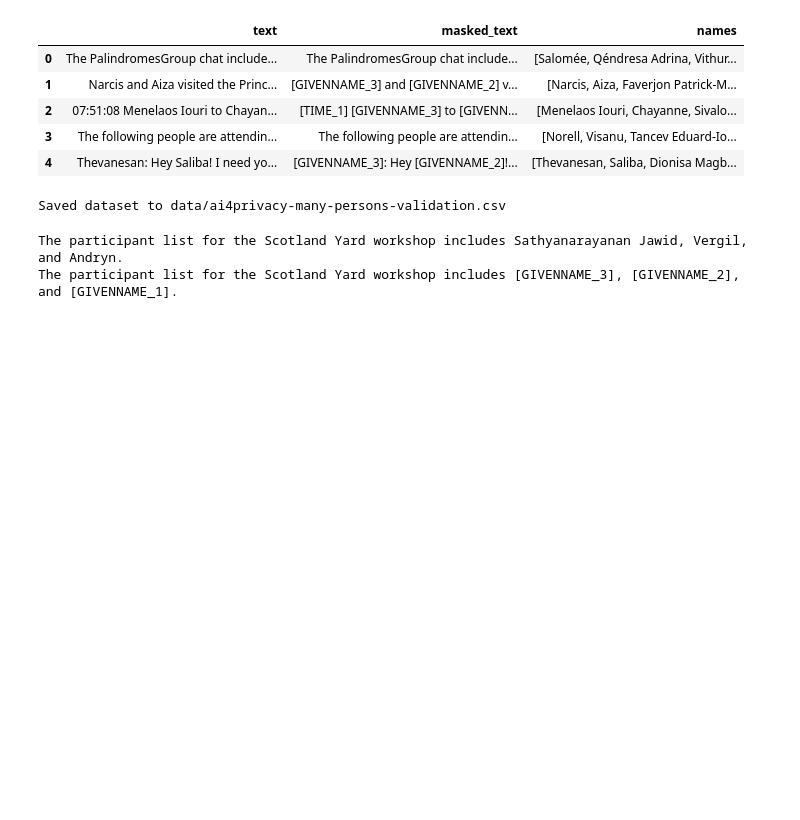
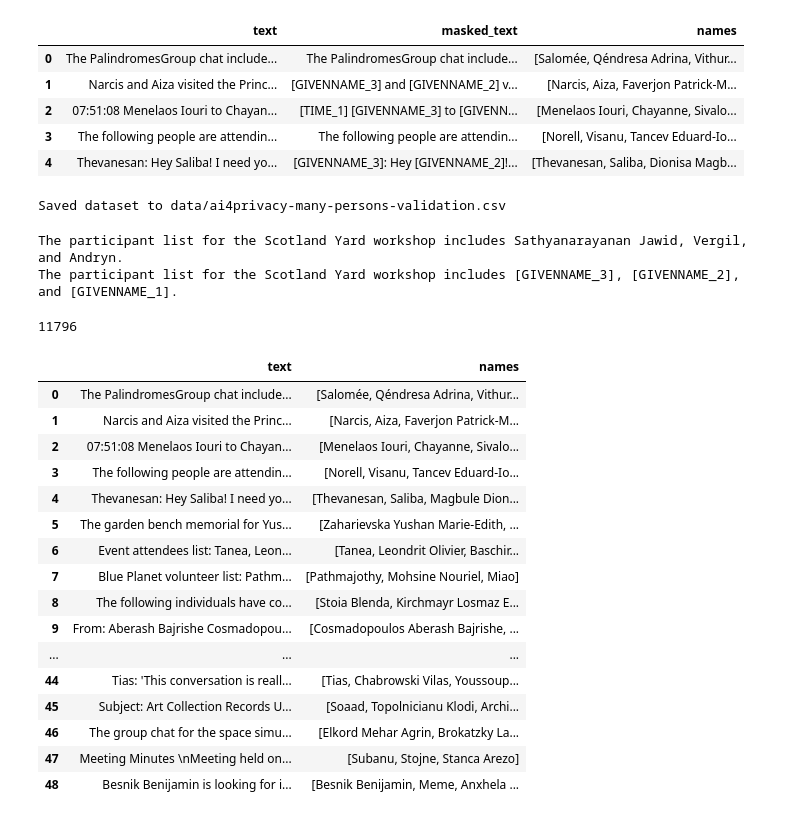
Before and after one commit to tokenblood-com/tokenblood, a Jupyter notebook: ai/notebooks/datasets/ai4privacy.ipynb, the cells around one changed output. Drawn from its saved outputs; the diff is of its cells as text; code cells hidden in the pictures; blank space fills up the shorter version.

Commit message:
Ml/clean dataset (#6)
Co-authored-by: Shamil Arslanov <sh.arslanov.work@gmail.com>

```diff
--- a/ai/notebooks/datasets/ai4privacy.ipynb
+++ b/ai/notebooks/datasets/ai4privacy.ipynb
@@ -254,3 +254,83 @@ print(train_df_with_three_persons.iloc[index].masked_text)
 # %% [output]
 The participant list for the Scotland Yard workshop includes Sathyanarayanan Jawid, Vergil, and Andryn.
 The participant list for the Scotland Yard workshop includes [GIVENNAME_3], [GIVENNAME_2], and [GIVENNAME_1].
+# %%
+version = "v1"
+first_iter_path = find_root() / "data" / "ai4privacy-v1" / "raw.md"
+
+data_dict = train_df_with_three_persons.iloc[:50].to_dict(orient="records")
+
+result_texts = []
+for item in data_dict:
+    result_texts.append(item["text"])
+    for name in item["names"]:
+        result_texts.append(f"- {name}")
+
+    result_texts.append("\n")
+
+out_text = "\n".join(result_texts)
+
+
+first_iter_path.write_text(out_text)
+# %% [output]
+11796
+# %%
+### Convert preprocessed data from markdown to csv
+
+import pandas as pd
+from pyrootutils import find_root
+from pathlib import Path
+
+version = "v1"
+cleaned_path = find_root() / "data" / f"ai4privacy-{version}" / "cleaned.md"
+
+
+def parse_md_to_csv(md_path: Path) -> pd.DataFrame:
+    """Parse lines of markdown file with I manually cleaned into csv dataset in original format."""
+    data = md_path.read_text()
+    items = data.split("\n\n\n")
+
+    df = []
+
+    for item in items:
+        source_text = []  # source text could be multiline
+        extracted_names = []
+
+        for line in item.split("\n"):
+            if not line:
+                continue
+
+            if line[0] == "-":
+                name = line[2:].split(" +")[0]
+                extracted_names.append(name)
+            else:
+                source_text.append(line)
+
+        source_text = "\n".join(source_text)
+        df.append({"text": source_text, "names": extracted_names})
+
+    df = pd.DataFrame(df)
+    return df
+
+
+df = parse_md_to_csv(cleaned_path)
+df.to_csv(cleaned_path.with_suffix(".csv"), index=False)
+df
+# %% [output]
+|  | text | names |
+| 0 | The PalindromesGroup chat include... | [Salomée, Qéndresa Adrina, Vithur... |
+| 1 | Narcis and Aiza visited the Princ... | [Narcis, Aiza, Faverjon Patrick-M... |
+| 2 | 07:51:08 Menelaos Iouri to Chayan... | [Menelaos Iouri, Chayanne, Sivalo... |
+| 3 | The following people are attendin... | [Norell, Visanu, Tancev Eduard-Io... |
+| 4 | Thevanesan: Hey Saliba! I need yo... | [Thevanesan, Saliba, Magbule Dion... |
+| 5 | The garden bench memorial for Yus... | [Zaharievska Yushan Marie-Edith, ... |
+| 6 | Event attendees list: Tanea, Leon... | [Tanea, Leondrit Olivier, Baschir... |
+| 7 | Blue Planet volunteer list: Pathm... | [Pathmajothy, Mohsine Nouriel, Miao] |
+| 8 | The following individuals have co... | [Stoia Blenda, Kirchmayr Losmaz E... |
+| 9 | From: Aberash Bajrishe Cosmadopou... | [Cosmadopoulos Aberash Bajrishe, ... |
+| ... | ... | ... |
+| 44 | Tias: 'This conversation is reall... | [Tias, Chabrowski Vilas, Youssoup... |
+| 45 | Subject: Art Collection Records U... | [Soaad, Topolnicianu Klodi, Archi... |
+| 46 | The group chat for the space simu... | [Elkord Mehar Agrin, Brokatzky La... |
+| 47 | Meeting Minutes \nMeeting held on... | [Subanu, Stojne, Stanca Arezo] |
+| 48 | Besnik Benijamin is looking for i... | [Besnik Benijamin, Meme, Anxhela ... |
```
Also changed, not shown: parts of 1 cell of this notebook, 10 other files.
